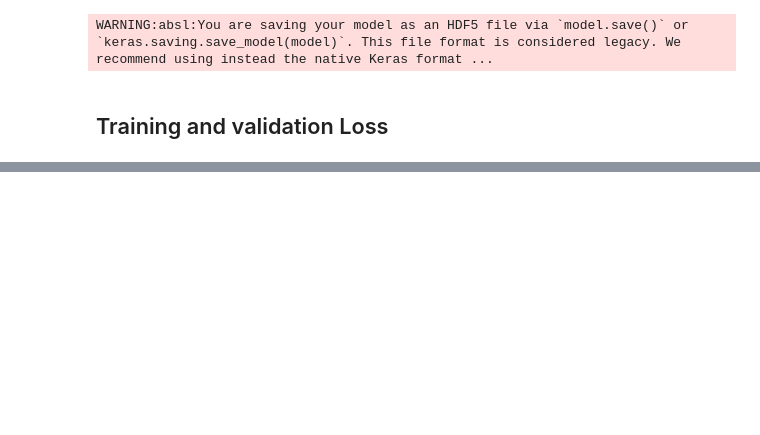
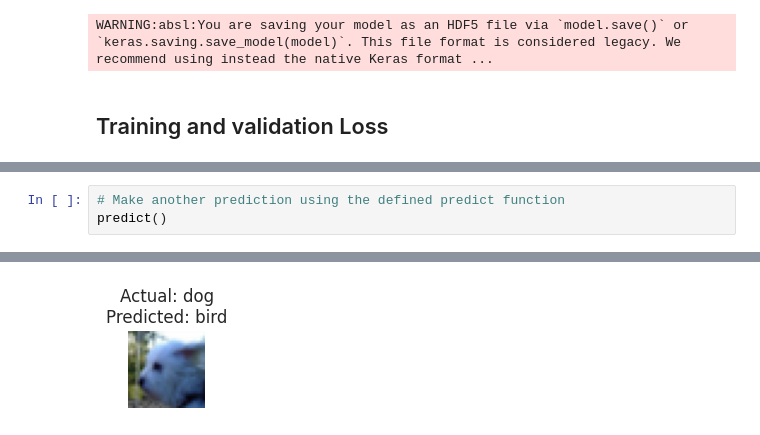
Before and after one commit to Saifullah785/deep-learning-projects, a Jupyter notebook: Project_09_Image_Classification_Using_CIFAR-10_Dataset/Project_09_Image_Classification_Using_CIFAR_10_Dataset.ipynb, the cells around one changed output, grey strips where cells are left out. Cells and saved outputs as stored; diff of their text form; blank space fills up the shorter version.

```diff
--- a/Project_09_Image_Classification_Using_CIFAR-10_Dataset/Project_09_Image_Classification_Using_CIFAR_10_Dataset.ipynb
+++ b/Project_09_Image_Classification_Using_CIFAR-10_Dataset/Project_09_Image_Classification_Using_CIFAR_10_Dataset.ipynb
@@ -214,0 +321,4 @@ plt.show()
+# %%
+# Make another prediction using the defined predict function
+predict()
+# %% [output]
@@ -214,0 +326 @@ plt.show()
+[figure, added]
```
Also changed, not shown: parts of 22 cells of this notebook.
